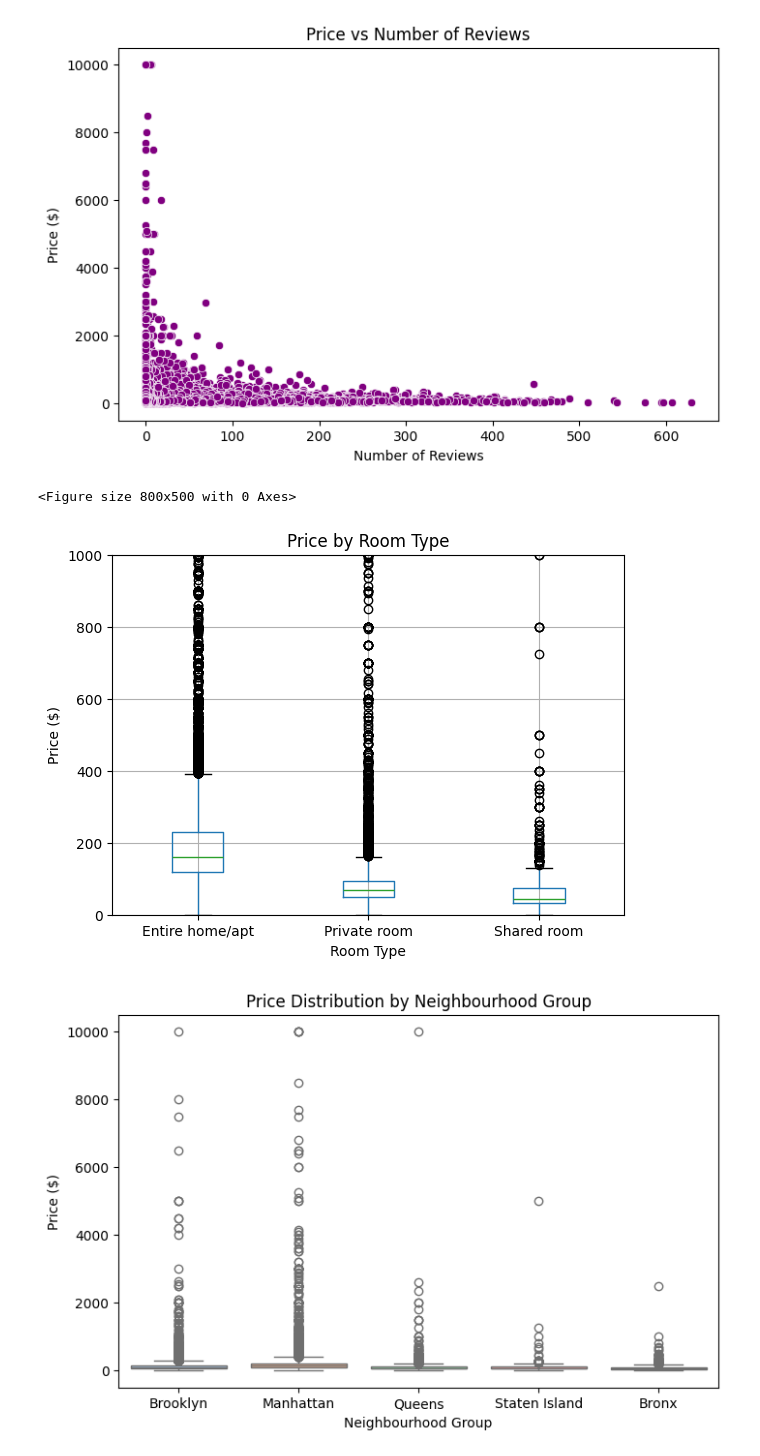
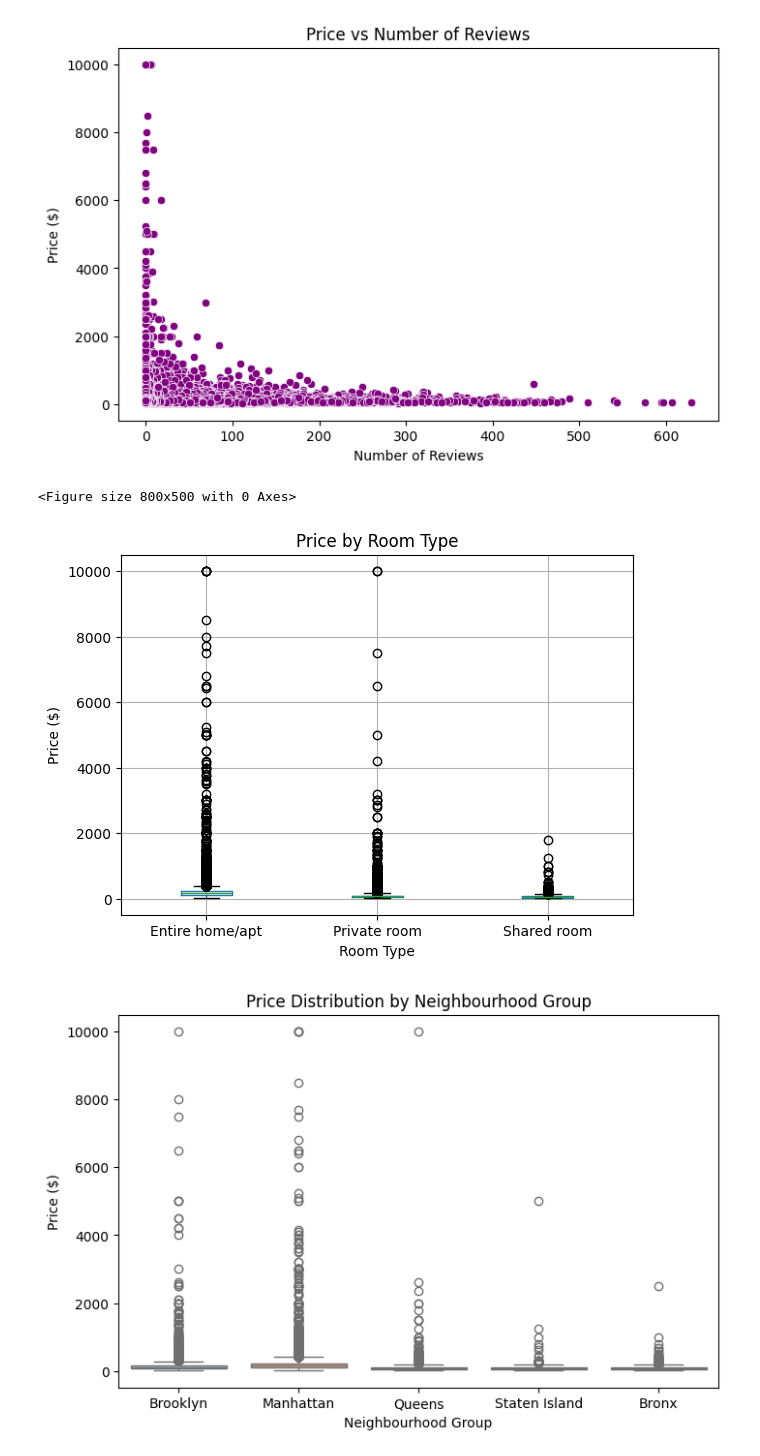
Before and after one commit to Mariz133/Airbnb_NYC_Project, a Jupyter notebook: airbnb_nyc_analysis.ipynb, the cells around one changed output. Drawn from its saved outputs; the diff is of its cells as text; code cells hidden in the pictures.

```diff
--- a/airbnb_nyc_analysis.ipynb
+++ b/airbnb_nyc_analysis.ipynb
@@ -104,0 +183,5 @@ airbnb_NYC.describe(include='all')
+# %%
+# Remove rows where price is 0
+#price is 0, which is illogical for a listing
+airbnb_NYC = airbnb_NYC[airbnb_NYC['price'] > 0]
+airbnb_NYC.shape
@@ -104,0 +190,4 @@ airbnb_NYC.describe(include='all')
+# %%
+#Remove extreme minimum_nights outliers
+airbnb_NYC = airbnb_NYC[airbnb_NYC['minimum_nights'] <= 365]
+airbnb_NYC.shape
@@ -140,5 +231,6 @@ For example, when doing 'df[col].method(value, inplace=True)', try using 'df.met
 
   airbnb_NYC['host_name'].fillna('Unknown', inplace=True)
 # %%
+airbnb_NYC['last_review'].fillna('No reviews', inplace=True)
 airbnb_NYC['reviews_per_month'].fillna(0, inplace=True)
 # %% [output]
@@ -333,15 +453,16 @@ plt.show()
 # %%
 plt.figure(figsize=(8,5))
 airbnb_NYC.boxplot(column='price', by='room_type')
 plt.title("Price by Room Type")
 plt.suptitle("")  # removes automatic 'Boxplot grouped by' title
 plt.xlabel("Room Type")
 plt.ylabel("Price ($)")
-plt.ylim(0, 1000)  # ignore extreme outliers
+#plt.ylim(0, 1000)  # ignore extreme outliers
+plt.savefig('price_by_room_type.png')
 plt.show()
 # %% [output]
 <Figure size 800x500 with 0 Axes>
-[figure, old version]
+[figure, new version]
 # %%
 plt.figure(figsize=(8,5))
 sns.boxplot(x='neighbourhood_group', y='price', data=airbnb_NYC, hue='neighbourhood_group', palette='pastel')
```
Also changed, not shown: parts of 28 cells of this notebook.
